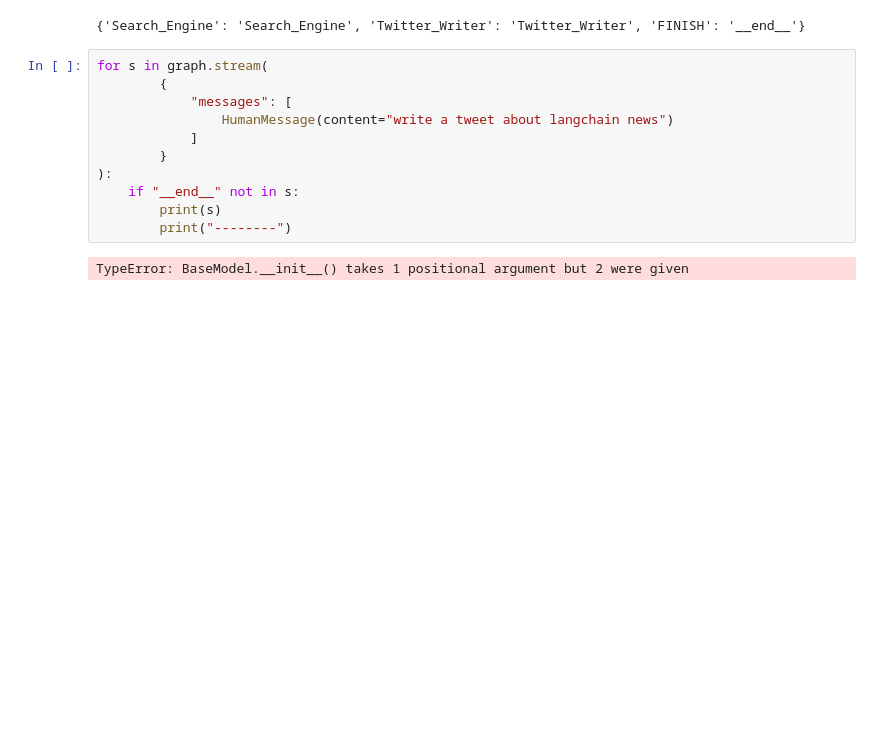
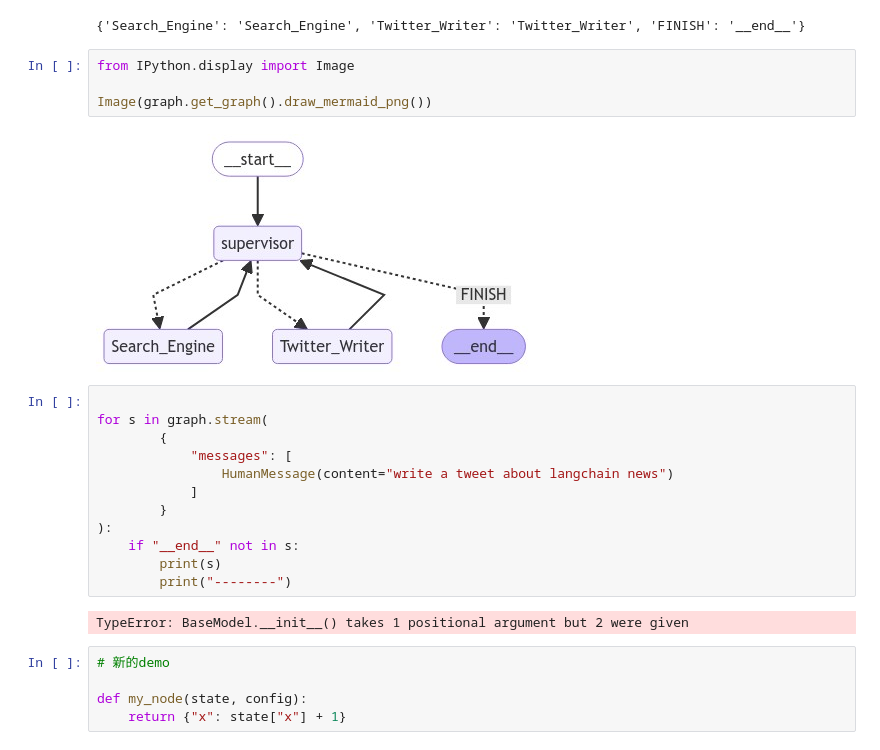
Before and after one commit to damoon30/DamoonGitHubSentinel, a Jupyter notebook: jarvis/jupter/langgraph_demo1.ipynb, the cells around one changed output. Cells and saved outputs as stored; diff of their text form; blank space fills up the shorter version.

```diff
--- a/jarvis/jupter/langgraph_demo1.ipynb
+++ b/jarvis/jupter/langgraph_demo1.ipynb
@@ -140,7 +140,14 @@ workflow.set_entry_point("supervisor")
 graph = workflow.compile()
 # %% [output]
 {'Search_Engine': 'Search_Engine', 'Twitter_Writer': 'Twitter_Writer', 'FINISH': '__end__'}
+# %%
+from IPython.display import Image
+
+Image(graph.get_graph().draw_mermaid_png())
+# %% [output]
+[figure, added]
 # %%
+
 for s in graph.stream(
         {
             "messages": [
@@ -153,3 +160,8 @@ for s in graph.stream(
         print("--------")
 # %% [output]
 TypeError: BaseModel.__init__() takes 1 positional argument but 2 were given
+# %%
+# 新的demo
+
+def my_node(state, config):
+    return {"x": state["x"] + 1}
```
Also changed, not shown: 13 other files.
